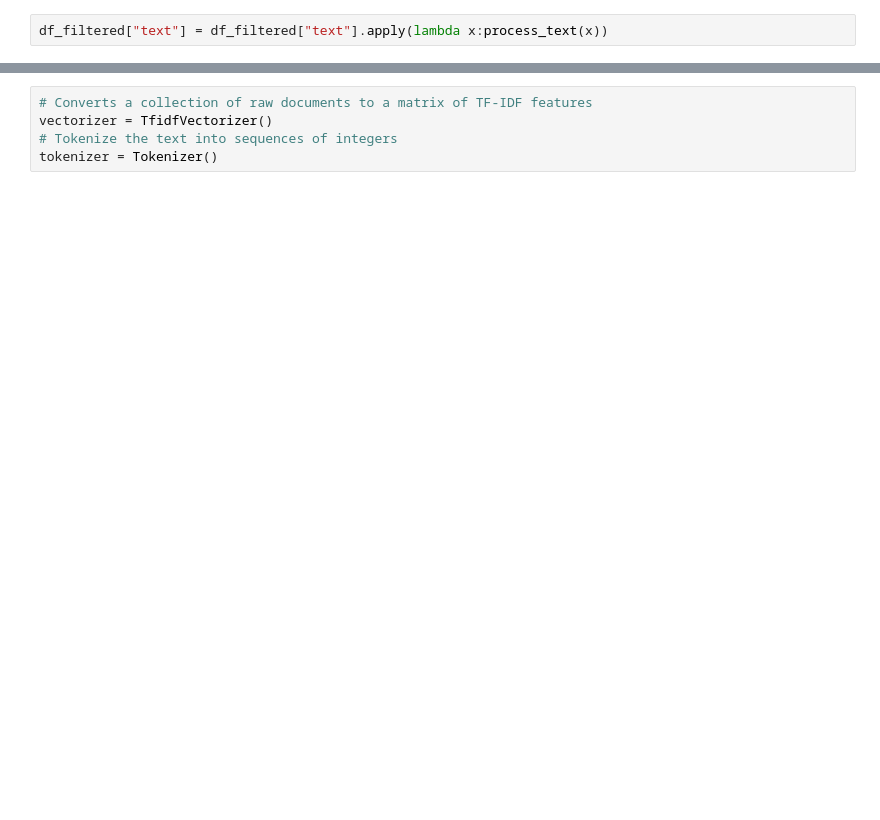
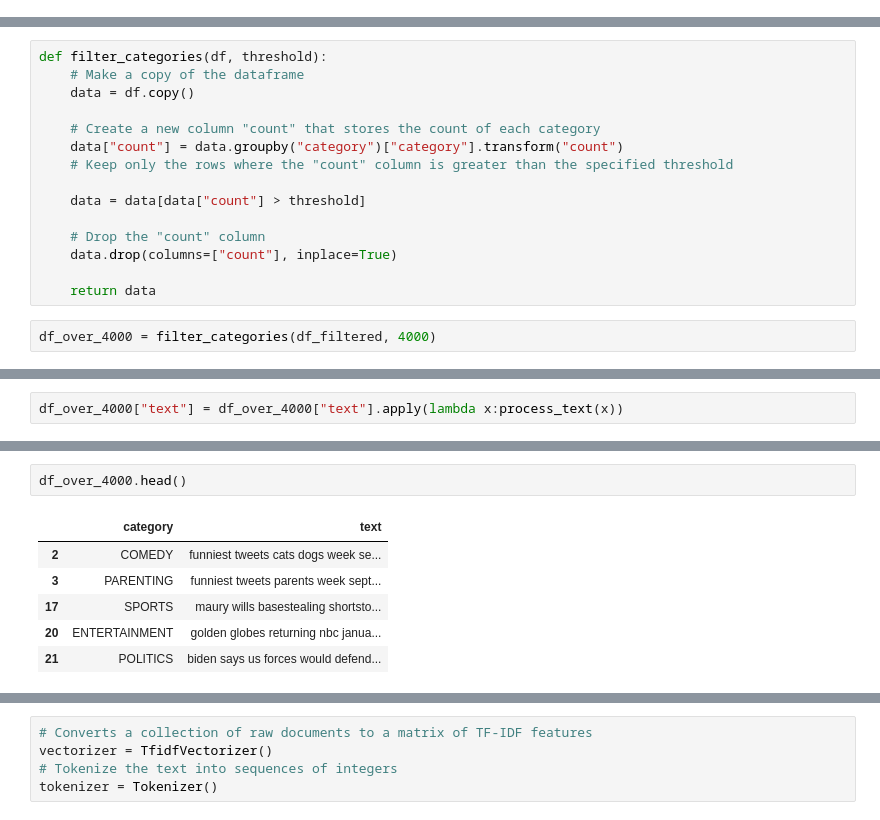
Before and after one commit to bila9630/NLP-Project, a Jupyter notebook: nlp/Model Development.ipynb, the cells around one changed output, grey strips where cells are left out. Cells and saved outputs as stored; diff of their text form; blank space fills up the shorter version.

Commit message:
Data augmentation, preprocessing and naives bayes

```diff
--- a/nlp/Model Development.ipynb
+++ b/nlp/Model Development.ipynb
@@ -72,2 +52,0 @@ def process_text(text):
-# %%
-df_filtered["text"] = df_filtered["text"].apply(lambda x:process_text(x))
@@ -73,0 +81,17 @@ df_filtered["text"] = df_filtered["text"].apply(lambda x:process_text(x))
+# %%
+def filter_categories(df, threshold):
+    # Make a copy of the dataframe
+    data = df.copy()
+
+    # Create a new column "count" that stores the count of each category
+    data["count"] = data.groupby("category")["category"].transform("count")
+    # Keep only the rows where the "count" column is greater than the specified threshold
+
+    data = data[data["count"] > threshold]
+
+    # Drop the "count" column
+    data.drop(columns=["count"], inplace=True)
+
+    return data
+# %%
+df_over_4000 = filter_categories(df_filtered, 4000)
@@ -73,0 +128,2 @@ df_filtered["text"] = df_filtered["text"].apply(lambda x:process_text(x))
+# %%
+df_over_4000["text"] = df_over_4000["text"].apply(lambda x:process_text(x))
@@ -73,0 +141,9 @@ df_filtered["text"] = df_filtered["text"].apply(lambda x:process_text(x))
+# %%
+df_over_4000.head()
+# %% [output]
+|  | category | text |
+| 2 | COMEDY | funniest tweets cats dogs week se... |
+| 3 | PARENTING | funniest tweets parents week sept... |
+| 17 | SPORTS | maury wills basestealing shortsto... |
+| 20 | ENTERTAINMENT | golden globes returning nbc janua... |
+| 21 | POLITICS | biden says us forces would defend... |
```
Also changed, not shown: parts of 45 cells of this notebook, 2 other files.
